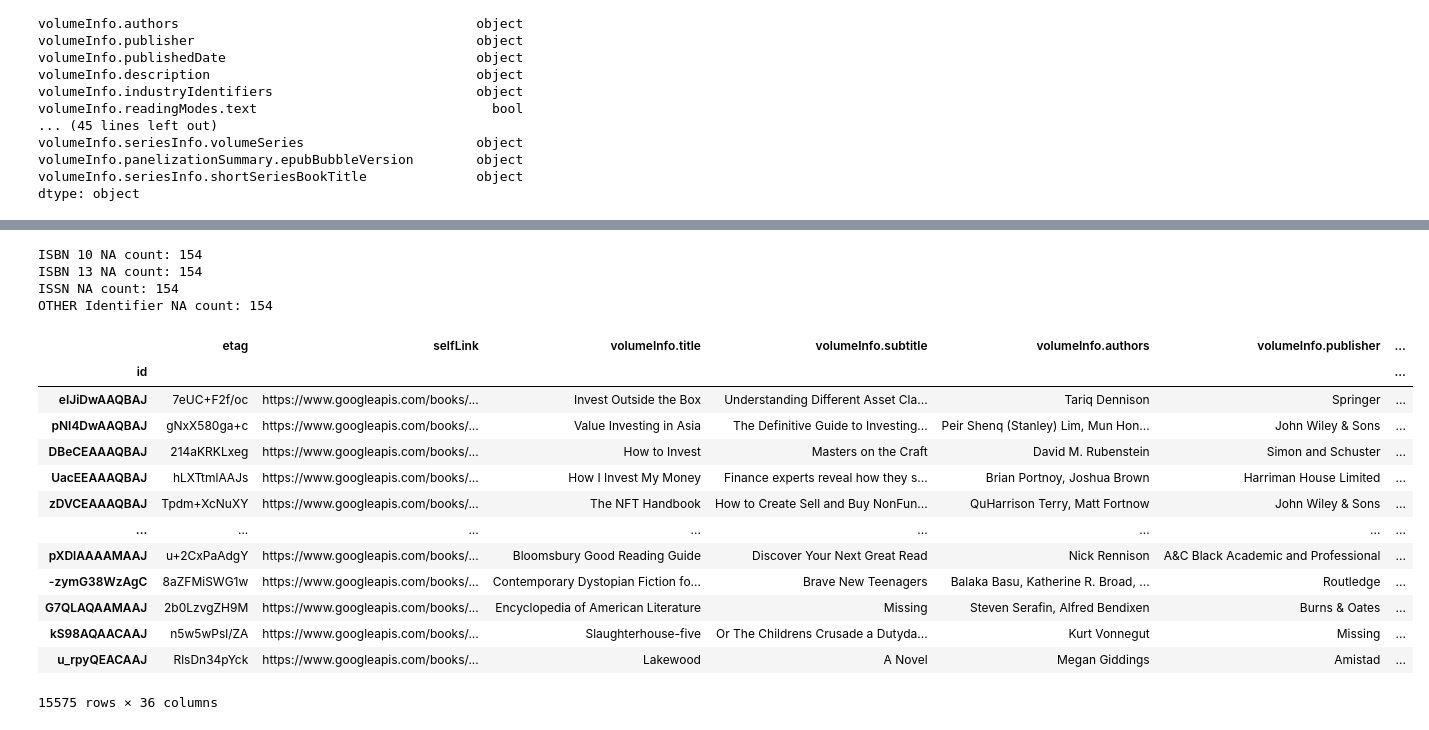
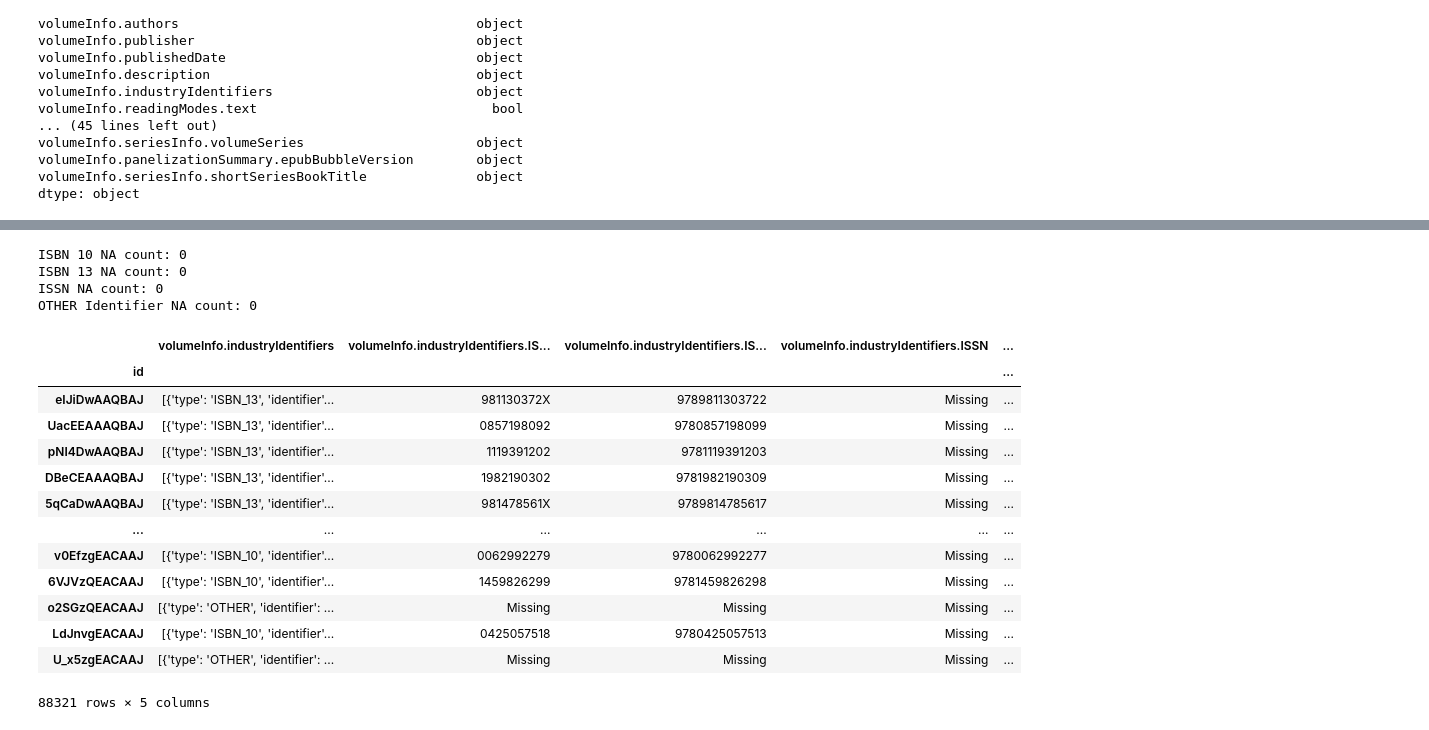
Before and after one commit to hilarylimyuxuan/Book-Recommendation-System, a Jupyter notebook: Book Recommendation System - Google Book.ipynb, the cells around one changed output, grey strips where cells are left out. Saved outputs shown, nothing was run; the diff lists cells and outputs as text; code cells hidden in the pictures.

```diff
--- a/Book Recommendation System - Google Book.ipynb
+++ b/Book Recommendation System - Google Book.ipynb
@@ -144,3 +164,6 @@ Number of rows and columns:  (17846, 60)
+# %%
+# drop the Unnamed column
+book_df.drop("Unnamed: 0", axis=1, inplace=True)
 # %%
 # columns and its data types in dataframe
 book_df.dtypes
@@ -534,7 +538,13 @@ Subtitle NA count: 0
 # %%
-# Split ISBN in Industry Identifier
+import ast
 isbn_df = book_df[['volumeInfo.industryIdentifiers']].copy()
-isbn_df = isbn_df.explode('volumeInfo.industryIdentifiers', ignore_index=False).dropna()
+isbn_df = isbn_df.dropna()
+
+# convert back from string to dictionary
+isbn_df['volumeInfo.industryIdentifiers'] = isbn_df['volumeInfo.industryIdentifiers'].apply(ast.literal_eval)
+
+# split ISBN in Industry Identifier
+isbn_df = isbn_df.explode('volumeInfo.industryIdentifiers', ignore_index=False)
 isbn_df = pd.json_normalize(isbn_df['volumeInfo.industryIdentifiers']).set_index(isbn_df.index)
 display(isbn_df)
 # %% [output]
@@ -583,27 +593,44 @@ Book with isbn unique id count: 15421
+# %%
+# Rename columns in df_cleaned_isbn
+isbn_df.rename(columns = {'ISBN_10':'volumeInfo.industryIdentifiers.ISBN_10', \
+                        'ISBN_13':'volumeInfo.industryIdentifiers.ISBN_13', \
+                        'ISSN':'volumeInfo.industryIdentifiers.ISSN', \
+                        'OTHER':'volumeInfo.industryIdentifiers.OTHER'}
+                    , inplace = True)
 # %%
-# left join book_df and isbn_df
-df_cleaned_isbn = book_df.join(isbn_df)
-print("ISBN 10 NA count:", df_cleaned_isbn['ISBN_10'].isna().sum())
-print("ISBN 13 NA count:", df_cleaned_isbn['ISBN_13'].isna().sum())
-print("ISSN NA count:", df_cleaned_isbn['ISSN'].isna().sum())
-print("OTHER Identifier NA count:", df_cleaned_isbn['OTHER'].isna().sum())
-display(df_cleaned_isbn)
+# Join isbn_df to book_df
+book_df = book_df.join(isbn_df)
+
+# fill na with missing
+book_df['volumeInfo.industryIdentifiers.ISBN_10'] = book_df['volumeInfo.industryIdentifiers.ISBN_10'].fillna("Missing")
+book_df['volumeInfo.industryIdentifiers.ISBN_13'] = book_df['volumeInfo.industryIdentifiers.ISBN_13'].fillna("Missing")
+book_df['volumeInfo.industryIdentifiers.ISSN'] = book_df['volumeInfo.industryIdentifiers.ISSN'].fillna("Missing")
+book_df['volumeInfo.industryIdentifiers.OTHER'] = book_df['volumeInfo.industryIdentifiers.OTHER'].fillna("Missing")
+
+print("ISBN 10 NA count:", book_df['volumeInfo.industryIdentifiers.ISBN_10'].isna().sum())
+print("ISBN 13 NA count:", book_df['volumeInfo.industryIdentifiers.ISBN_13'].isna().sum())
+print("ISSN NA count:", book_df['volumeInfo.industryIdentifiers.ISSN'].isna().sum())
+print("OTHER Identifier NA count:", book_df['volumeInfo.industryIdentifiers.OTHER'].isna().sum())
+
+display(book_df[['volumeInfo.industryIdentifiers', 'volumeInfo.industryIdentifiers.ISBN_10', \
+                 'volumeInfo.industryIdentifiers.ISBN_13', 'volumeInfo.industryIdentifiers.ISSN', \
+                 'volumeInfo.industryIdentifiers.OTHER']])
 # %% [output]
-ISBN 10 NA count: 154
-ISBN 13 NA count: 154
-ISSN NA count: 154
-OTHER Identifier NA count: 154
+ISBN 10 NA count: 0
+ISBN 13 NA count: 0
+ISSN NA count: 0
+OTHER Identifier NA count: 0
-|  | etag | selfLink | volumeInfo.title | volumeInfo.subtitle | volumeInfo.authors | volumeInfo.publisher | ... |
-| id |  |  |  |  |  |  | ... |
-| eIJiDwAAQBAJ | 7eUC+F2f/oc | https://www.googleapis.com/books/... | Invest Outside the Box | Understanding Different Asset Cla... | Tariq Dennison | Springer | ... |
-| pNI4DwAAQBAJ | gNxX580ga+c | https://www.googleapis.com/books/... | Value Investing in Asia | The Definitive Guide to Investing... | Peir Shenq (Stanley) Lim, Mun Hon... | John Wiley & Sons | ... |
-| DBeCEAAAQBAJ | 214aKRKLxeg | https://www.googleapis.com/books/... | How to Invest | Masters on the Craft | David M. Rubenstein | Simon and Schuster | ... |
-| UacEEAAAQBAJ | hLXTtmlAAJs | https://www.googleapis.com/books/... | How I Invest My Money | Finance experts reveal how they s... | Brian Portnoy, Joshua Brown | Harriman House Limited | ... |
-| zDVCEAAAQBAJ | Tpdm+XcNuXY | https://www.googleapis.com/books/... | The NFT Handbook | How to Create Sell and Buy NonFun... | QuHarrison Terry, Matt Fortnow | John Wiley & Sons | ... |
-| ... | ... | ... | ... | ... | ... | ... | ... |
-| pXDlAAAAMAAJ | u+2CxPaAdgY | https://www.googleapis.com/books/... | Bloomsbury Good Reading Guide | Discover Your Next Great Read | Nick Rennison | A&C Black Academic and Professional | ... |
-| -zymG38WzAgC | 8aZFMiSWG1w | https://www.googleapis.com/books/... | Contemporary Dystopian Fiction fo... | Brave New Teenagers | Balaka Basu, Katherine R. Broad, ... | Routledge | ... |
-| G7QLAQAAMAAJ | 2b0LzvgZH9M | https://www.googleapis.com/books/... | Encyclopedia of American Literature | Missing | Steven Serafin, Alfred Bendixen | Burns & Oates | ... |
-| kS98AQAACAAJ | n5w5wPsl/ZA | https://www.googleapis.com/books/... | Slaughterhouse-five | Or The Childrens Crusade a Dutyda... | Kurt Vonnegut | Missing | ... |
-| u_rpyQEACAAJ | RlsDn34pYck | https://www.googleapis.com/books/... | Lakewood | A Novel | Megan Giddings | Amistad | ... |
+|  | volumeInfo.industryIdentifiers | volumeInfo.industryIdentifiers.IS... | volumeInfo.industryIdentifiers.IS... | volumeInfo.industryIdentifiers.ISSN | ... |
+| id |  |  |  |  | ... |
+| eIJiDwAAQBAJ | [{'type': 'ISBN_13', 'identifier'... | 981130372X | 9789811303722 | Missing | ... |
+| UacEEAAAQBAJ | [{'type': 'ISBN_13', 'identifier'... | 0857198092 | 9780857198099 | Missing | ... |
+| pNI4DwAAQBAJ | [{'type': 'ISBN_13', 'identifier'... | 1119391202 | 9781119391203 | Missing | ... |
+| DBeCEAAAQBAJ | [{'type': 'ISBN_13', 'identifier'... | 1982190302 | 9781982190309 | Missing | ... |
+| 5qCaDwAAQBAJ | [{'type': 'ISBN_13', 'identifier'... | 981478561X | 9789814785617 | Missing | ... |
+| ... | ... | ... | ... | ... | ... |
+| v0EfzgEACAAJ | [{'type': 'ISBN_10', 'identifier'... | 0062992279 | 9780062992277 | Missing | ... |
+| 6VJVzQEACAAJ | [{'type': 'ISBN_10', 'identifier'... | 1459826299 | 9781459826298 | Missing | ... |
+| o2SGzQEACAAJ | [{'type': 'OTHER', 'identifier': ... | Missing | Missing | Missing | ... |
+| LdJnvgEACAAJ | [{'type': 'ISBN_10', 'identifier'... | 0425057518 | 9780425057513 | Missing | ... |
+| U_x5zgEACAAJ | [{'type': 'OTHER', 'identifier': ... | Missing | Missing | Missing | ... |
-15575 rows × 36 columns
+88321 rows × 5 columns
```
Also changed, not shown: parts of 68 cells of this notebook.
